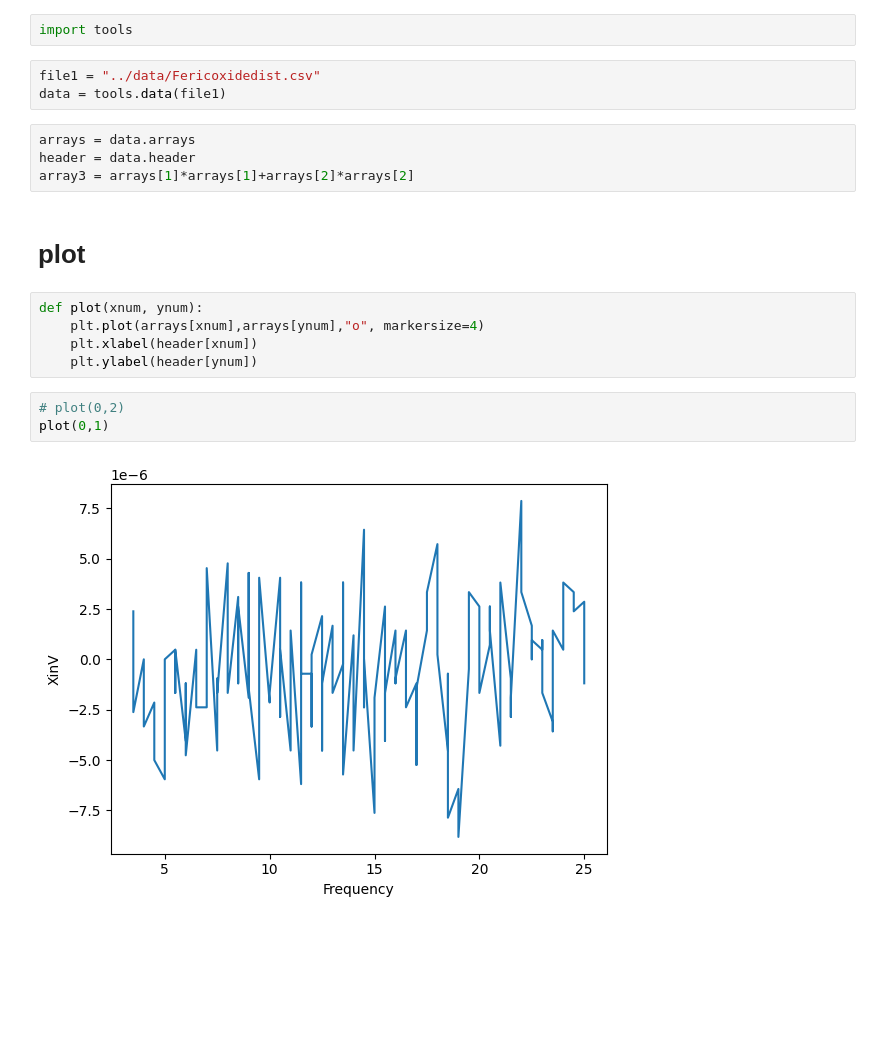
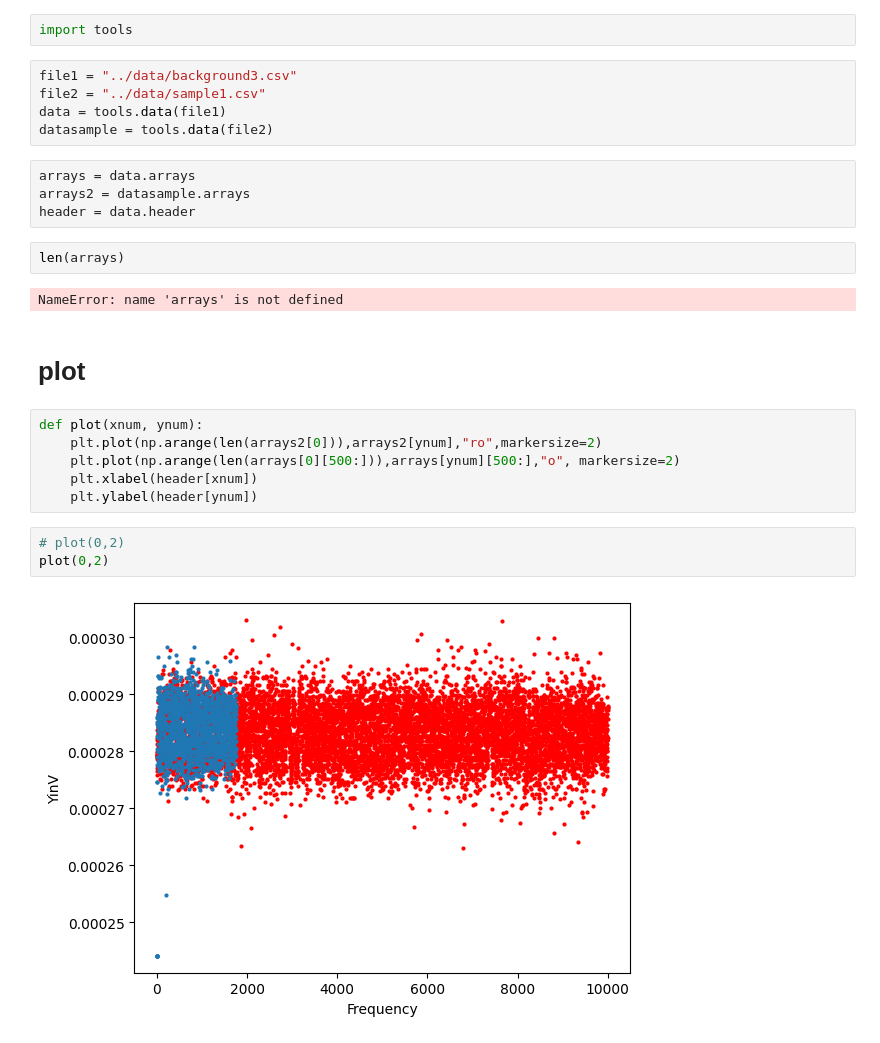
Before and after one commit to vijaypanchalr3/prosus, a Jupyter notebook: src/analysis/analysis.ipynb, the cells around one changed output. Cells and saved outputs as stored; diff of their text form; blank space fills up the shorter version.

Commit message:
data

```diff
--- a/src/analysis/analysis.ipynb
+++ b/src/analysis/analysis.ipynb
@@ -16,21 +16,28 @@ files and data loading in the notebook
 # %%
 import tools
 # %%
-file1 = "../data/Fericoxidedist.csv"
+file1 = "../data/background3.csv"
+file2 = "../data/sample1.csv"
 data = tools.data(file1)
+datasample = tools.data(file2)
 # %%
 arrays = data.arrays
+arrays2 = datasample.arrays
 header = data.header
-array3 = arrays[1]*arrays[1]+arrays[2]*arrays[2]
+# %%
+len(arrays)
+# %% [output]
+NameError: name 'arrays' is not defined
 # %% [markdown]
 # plot
 # %%
 def plot(xnum, ynum):
-    plt.plot(arrays[xnum],arrays[ynum],"o", markersize=4)
+    plt.plot(np.arange(len(arrays2[0])),arrays2[ynum],"ro",markersize=2)
+    plt.plot(np.arange(len(arrays[0][500:])),arrays[ynum][500:],"o", markersize=2)
     plt.xlabel(header[xnum])
     plt.ylabel(header[ynum])
 # %%
 # plot(0,2)
-plot(0,1)
+plot(0,2)
 # %% [output]
-[figure, old version]
+[figure, new version]
```
Also changed, not shown: parts of 4 cells of this notebook, 5 other files.
